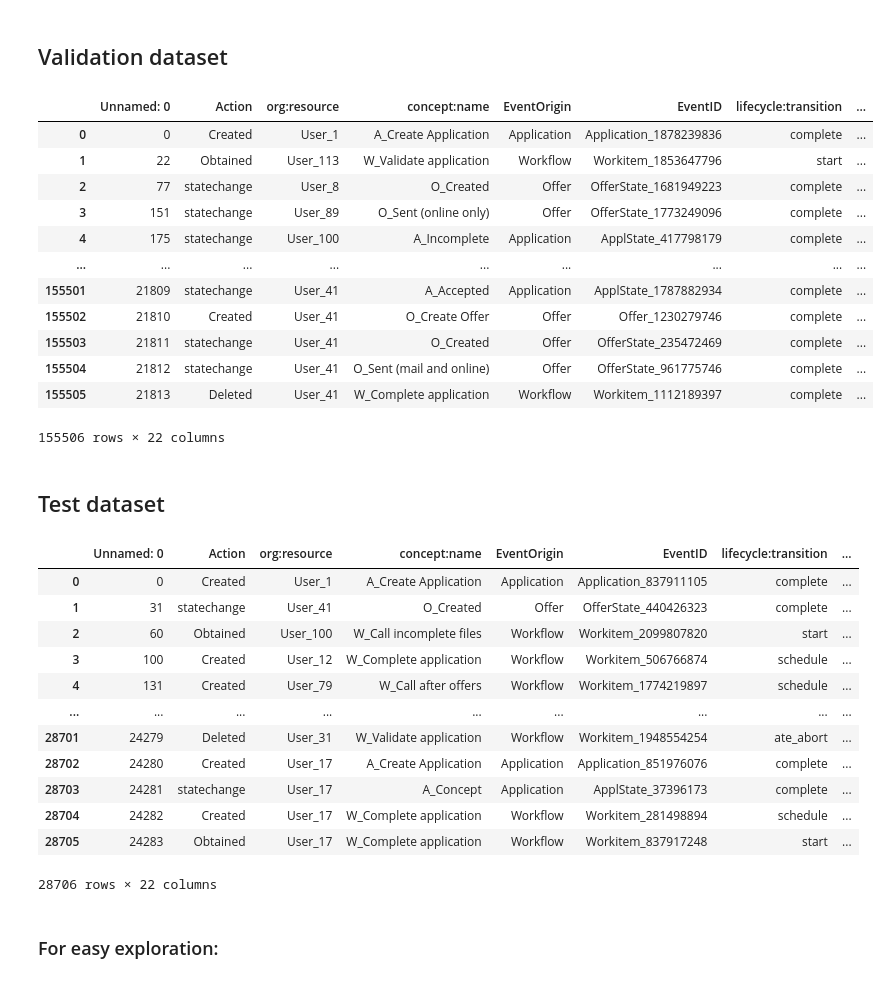
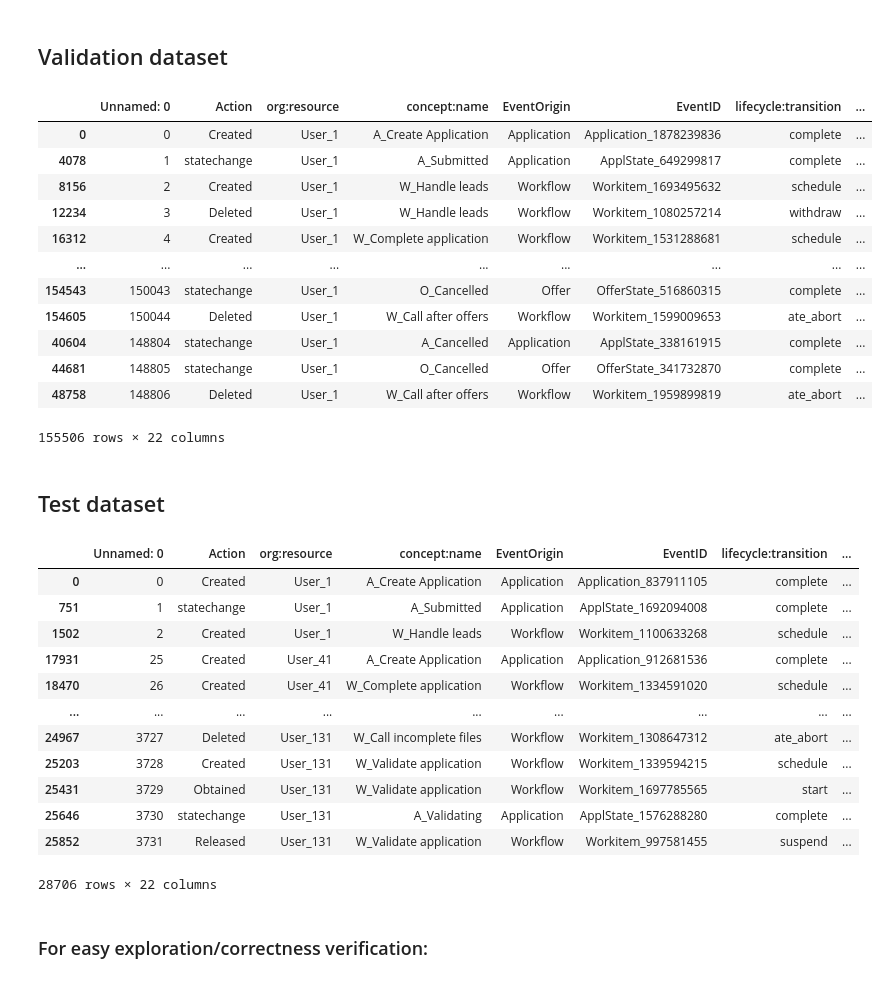
Before and after one commit to dbusn/process-mining-group-5, a Jupyter notebook: notebooks/baseline_algo_A.ipynb, the cells around one changed output. Drawn from its saved outputs; the diff is of its cells as text; code cells hidden in the pictures.

```diff
--- a/notebooks/baseline_algo_A.ipynb
+++ b/notebooks/baseline_algo_A.ipynb
@@ -70,32 +85,32 @@ pred_df
 # %%
 # Count number of processes per trace/ID
 count_lst = df_val.groupby('case:concept:name').count()['lifecycle:transition'].tolist()
 
 position_lst_1 = [list(range(1, i + 1)) for i in count_lst]
 position_lst = []
 for i in position_lst_1:
     for j in i:
         position_lst.append(j)
 df_val['position'] = position_lst
-
 position_df = df_val.groupby('position').agg(pd.Series.mode)['concept:name'].to_frame()
 
 pred_df = pd.merge(df_val, position_df, on="position")
+pred_df.sort_values(by=['time:timestamp'], inplace=True)
 pred_df.rename(columns = {"concept:name_y":"baseline_action_pred", "concept:name_x":"concept:name"}, inplace=True)
 pred_df
 # %% [output]
 |  | Unnamed: 0 | Action | org:resource | concept:name | EventOrigin | EventID | lifecycle:transition | ... |
 | 0 | 0 | Created | User_1 | A_Create Application | Application | Application_1878239836 | complete | ... |
-| 1 | 22 | Obtained | User_113 | W_Validate application | Workflow | Workitem_1853647796 | start | ... |
-| 2 | 77 | statechange | User_8 | O_Created | Offer | OfferState_1681949223 | complete | ... |
-| 3 | 151 | statechange | User_89 | O_Sent (online only) | Offer | OfferState_1773249096 | complete | ... |
-| 4 | 175 | statechange | User_100 | A_Incomplete | Application | ApplState_417798179 | complete | ... |
+| 4078 | 1 | statechange | User_1 | A_Submitted | Application | ApplState_649299817 | complete | ... |
+| 8156 | 2 | Created | User_1 | W_Handle leads | Workflow | Workitem_1693495632 | schedule | ... |
+| 12234 | 3 | Deleted | User_1 | W_Handle leads | Workflow | Workitem_1080257214 | withdraw | ... |
+| 16312 | 4 | Created | User_1 | W_Complete application | Workflow | Workitem_1531288681 | schedule | ... |
 | ... | ... | ... | ... | ... | ... | ... | ... | ... |
-| 155501 | 21809 | statechange | User_41 | A_Accepted | Application | ApplState_1787882934 | complete | ... |
-| 155502 | 21810 | Created | User_41 | O_Create Offer | Offer | Offer_1230279746 | complete | ... |
-| 155503 | 21811 | statechange | User_41 | O_Created | Offer | OfferState_235472469 | complete | ... |
-| 155504 | 21812 | statechange | User_41 | O_Sent (mail and online) | Offer | OfferState_961775746 | complete | ... |
-| 155505 | 21813 | Deleted | User_41 | W_Complete application | Workflow | Workitem_1112189397 | complete | ... |
+| 154543 | 150043 | statechange | User_1 | O_Cancelled | Offer | OfferState_516860315 | complete | ... |
+| 154605 | 150044 | Deleted | User_1 | W_Call after offers | Workflow | Workitem_1599009653 | ate_abort | ... |
+| 40604 | 148804 | statechange | User_1 | A_Cancelled | Application | ApplState_338161915 | complete | ... |
+| 44681 | 148805 | statechange | User_1 | O_Cancelled | Offer | OfferState_341732870 | complete | ... |
+| 48758 | 148806 | Deleted | User_1 | W_Call after offers | Workflow | Workitem_1959899819 | ate_abort | ... |
 155506 rows × 22 columns
 # %% [markdown]
 ## Test dataset
@@ -113,24 +128,25 @@ df_test['position'] = position_lst
 position_df = df_test.groupby('position').agg(pd.Series.mode)['concept:name'].to_frame()
 
 pred_df = pd.merge(df_test, position_df, on="position")
+pred_df.sort_values(by=['time:timestamp'], inplace=True)
 pred_df.rename(columns={"concept:name_y":"baseline_action_pred", "concept:name_x":"concept:name"}, inplace=True)
 pred_df
 # %% [output]
 |  | Unnamed: 0 | Action | org:resource | concept:name | EventOrigin | EventID | lifecycle:transition | ... |
 | 0 | 0 | Created | User_1 | A_Create Application | Application | Application_837911105 | complete | ... |
-| 1 | 31 | statechange | User_41 | O_Created | Offer | OfferState_440426323 | complete | ... |
-| 2 | 60 | Obtained | User_100 | W_Call incomplete files | Workflow | Workitem_2099807820 | start | ... |
-| 3 | 100 | Created | User_12 | W_Complete application | Workflow | Workitem_506766874 | schedule | ... |
-| 4 | 131 | Created | User_79 | W_Call after offers | Workflow | Workitem_1774219897 | schedule | ... |
+| 751 | 1 | statechange | User_1 | A_Submitted | Application | ApplState_1692094008 | complete | ... |
+| 1502 | 2 | Created | User_1 | W_Handle leads | Workflow | Workitem_1100633268 | schedule | ... |
+| 17931 | 25 | Created | User_41 | A_Create Application | Application | Application_912681536 | complete | ... |
+| 18470 | 26 | Created | User_41 | W_Complete application | Workflow | Workitem_1334591020 | schedule | ... |
 | ... | ... | ... | ... | ... | ... | ... | ... | ... |
-| 28701 | 24279 | Deleted | User_31 | W_Validate application | Workflow | Workitem_1948554254 | ate_abort | ... |
-| 28702 | 24280 | Created | User_17 | A_Create Application | Application | Application_851976076 | complete | ... |
-| 28703 | 24281 | statechange | User_17 | A_Concept | Application | ApplState_37396173 | complete | ... |
-| 28704 | 24282 | Created | User_17 | W_Complete application | Workflow | Workitem_281498894 | schedule | ... |
-| 28705 | 24283 | Obtained | User_17 | W_Complete application | Workflow | Workitem_837917248 | start | ... |
+| 24967 | 3727 | Deleted | User_131 | W_Call incomplete files | Workflow | Workitem_1308647312 | ate_abort | ... |
+| 25203 | 3728 | Created | User_131 | W_Validate application | Workflow | Workitem_1339594215 | schedule | ... |
+| 25431 | 3729 | Obtained | User_131 | W_Validate application | Workflow | Workitem_1697785565 | start | ... |
+| 25646 | 3730 | statechange | User_131 | A_Validating | Application | ApplState_1576288280 | complete | ... |
+| 25852 | 3731 | Released | User_131 | W_Validate application | Workflow | Workitem_997581455 | suspend | ... |
 28706 rows × 22 columns
 # %% [markdown]
-### For easy exploration:
+### For easy exploration/correctness verification:
 # %%
 # Just dropping columns for easier inspection, this shouldn't go to the final version
 # pred_df.drop(pred_df.columns.difference(['Action', 'concept:name_x', 'baseline_action_pred', 'position', 'lifecycle:transition']), 1, inplace=True)
```
Also changed, not shown: parts of 4 cells of this notebook.
